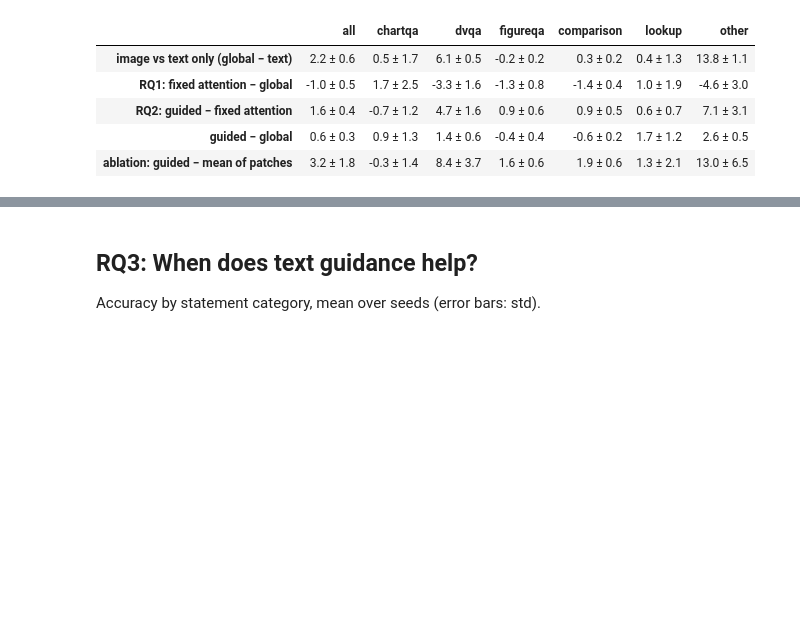
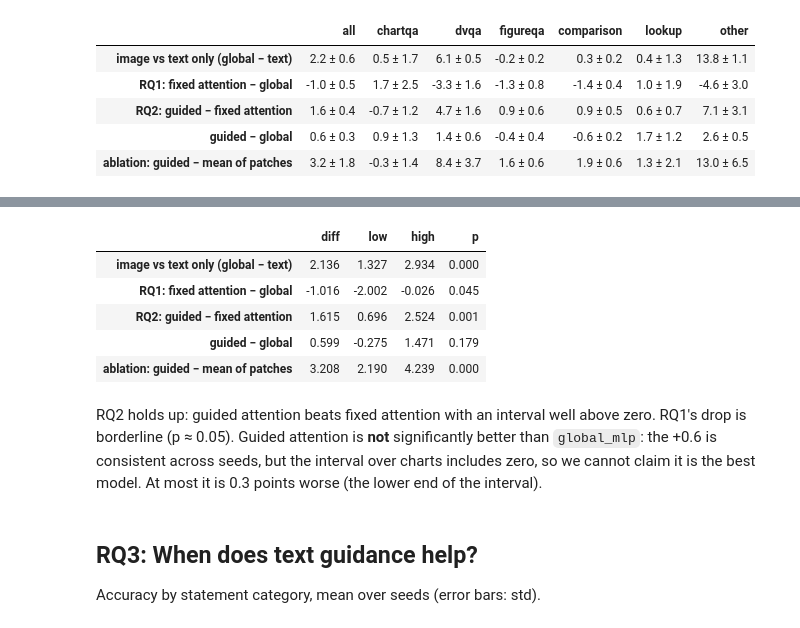
Before and after one commit to Levi-coder07/DeepLearning-Project, a Jupyter notebook: notebooks/03_results.ipynb, the cells around one changed output, grey strips where cells are left out. Drawn from its saved outputs; the diff is of its cells as text; code cells hidden in the pictures; blank space fills up the shorter version.

```diff
--- a/notebooks/03_results.ipynb
+++ b/notebooks/03_results.ipynb
@@ -86,3 +90,21 @@ pd.DataFrame({
+# %%
+COMPARISONS = {
+    "image vs text only (global − text)": ("global_mlp", "text_only"),
+    "RQ1: fixed attention − global": ("attention_fixed", "global_mlp"),
+    "RQ2: guided − fixed attention": ("attention_guided", "attention_fixed"),
+    "guided − global": ("attention_guided", "global_mlp"),
+    "ablation: guided − mean of patches": ("attention_guided", "mean_patches"),
+}
+pd.DataFrame({k: paired_bootstrap(test, a, b) for k, (a, b) in COMPARISONS.items()}).T.round(3)
+# %% [output]
+|  | diff | low | high | p |
+| image vs text only (global − text) | 2.136 | 1.327 | 2.934 | 0.000 |
+| RQ1: fixed attention − global | -1.016 | -2.002 | -0.026 | 0.045 |
+| RQ2: guided − fixed attention | 1.615 | 0.696 | 2.524 | 0.001 |
+| guided − global | 0.599 | -0.275 | 1.471 | 0.179 |
+| ablation: guided − mean of patches | 3.208 | 2.190 | 4.239 | 0.000 |
+# %% [markdown]
+RQ2 holds up: guided attention beats fixed attention with an interval well above zero. RQ1's drop is borderline (p ≈ 0.05). Guided attention is **not** significantly better than `global_mlp`: the +0.6 is consistent across seeds, but the interval over charts includes zero, so we cannot claim it is the best model. At most it is 0.3 points worse (the lower end of the interval).
 # %% [markdown]
 ## RQ3: When does text guidance help?
 
```
Also changed, not shown: parts of 6 cells of this notebook, 2 other files.
